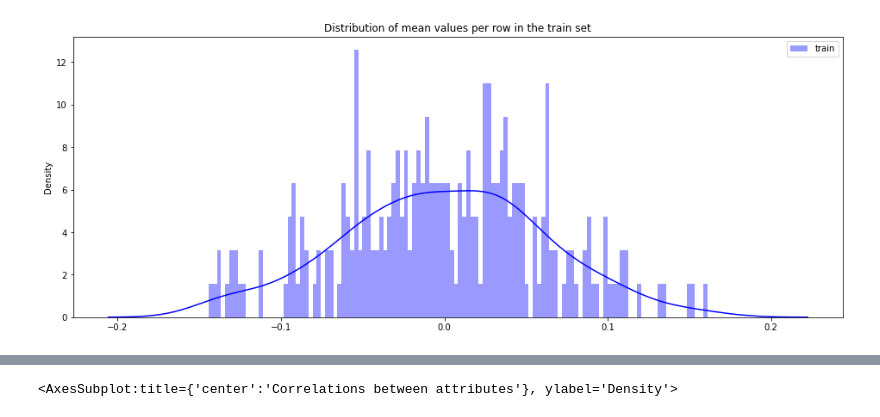
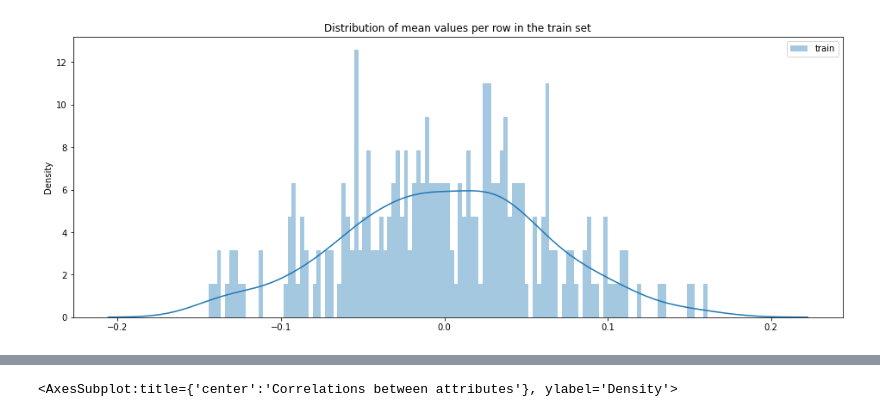
Before and after one commit to songrise/COMP4432-GroupProject, a Jupyter notebook: src/data_visualization.ipynb, the cells around one changed output, grey strips where cells are left out. Drawn from its saved outputs; the diff is of its cells as text; code cells hidden in the pictures.

Commit message:
uploaded train data visulization

```diff
--- a/src/data_visualization.ipynb
+++ b/src/data_visualization.ipynb
@@ -7,15 +29,14 @@ import matplotlib.pyplot as plt
 # %%
-train = pd.read_csv("..\\data\\train.csv")
+
 plt.figure(figsize=(16, 6))
 features = train.columns.values[2:302]
 plt.title("Distribution of mean values per row in the train set")
 sns.distplot(train[features].mean(axis=1),
-             color="blue", kde=True, bins=120, label='train')
-
+             kde=True, bins=120, label='train')
 plt.legend()
 plt.show()
 # %% [output]
-[figure, old version]
+[figure, new version]
 # %%
 
 
```
Also changed, not shown: parts of 7 cells of this notebook, 3 other files.
